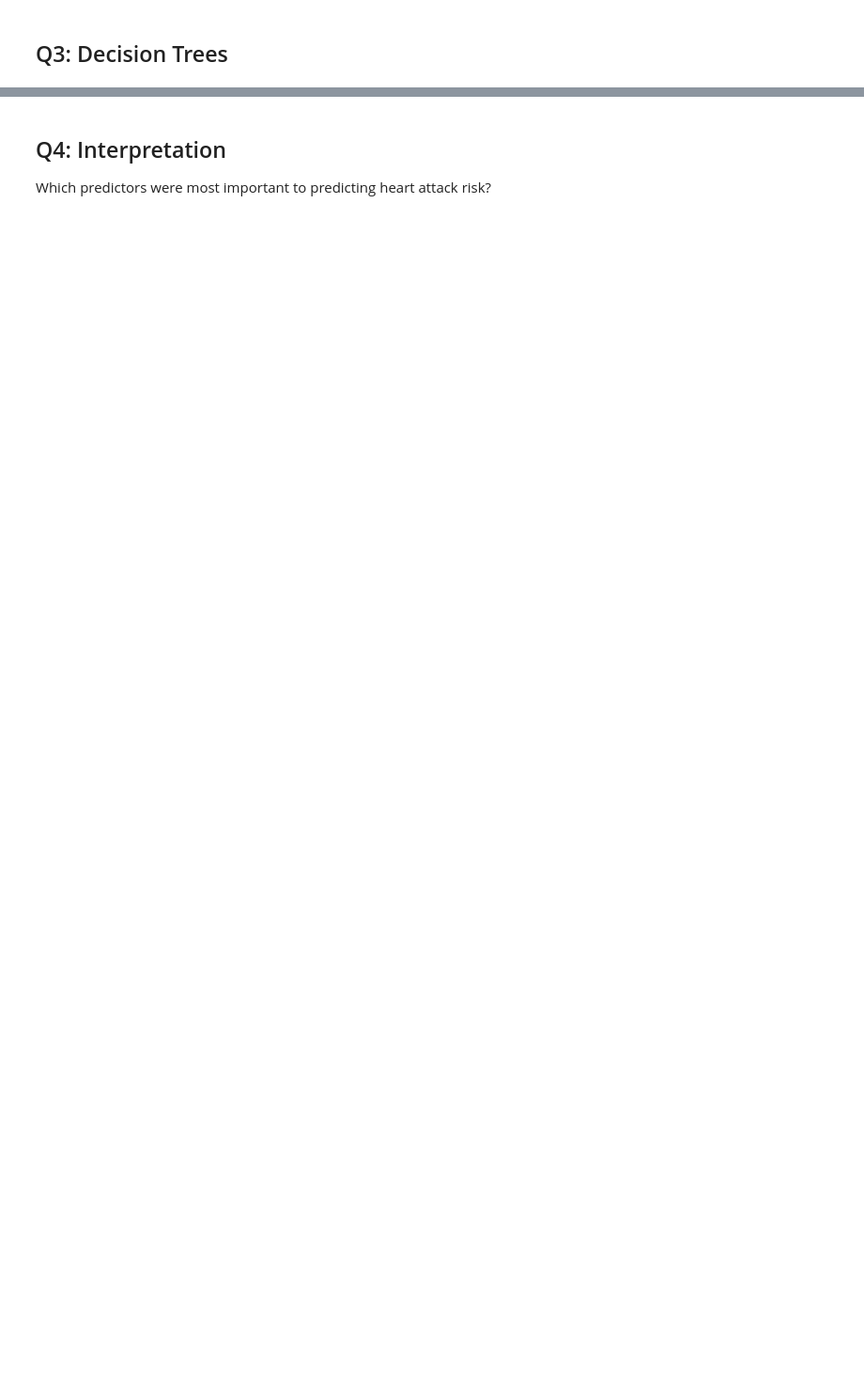
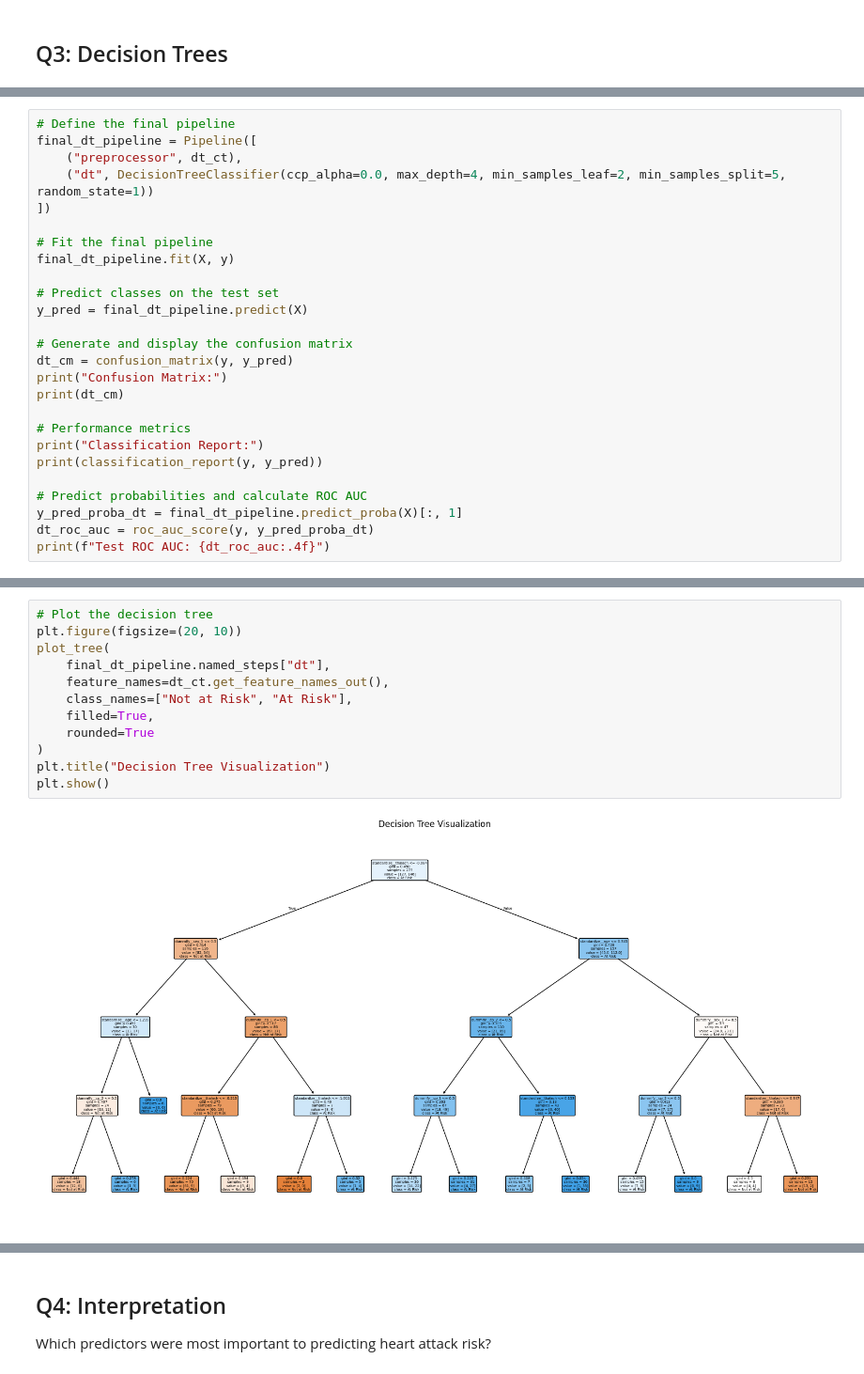
Before and after one commit to samricafrente/GSB-544, a Jupyter notebook: Labs/Lab-7/Lab-7.ipynb, the cells around one changed output, grey strips where cells are left out. Shown: that part at 94% size. Drawn from its saved outputs; the diff is of its cells as text; blank space fills up the shorter version.

```diff
--- a/Labs/Lab-7/Lab-7.ipynb
+++ b/Labs/Lab-7/Lab-7.ipynb
@@ -383,0 +458,26 @@ Interpretation of Coefficients:
+# %%
+# Define the final pipeline
+final_dt_pipeline = Pipeline([
+    ("preprocessor", dt_ct),
+    ("dt", DecisionTreeClassifier(ccp_alpha=0.0, max_depth=4, min_samples_leaf=2, min_samples_split=5, random_state=1))
+])
+
+# Fit the final pipeline
+final_dt_pipeline.fit(X, y)
+
+# Predict classes on the test set
+y_pred = final_dt_pipeline.predict(X)
+
+# Generate and display the confusion matrix
+dt_cm = confusion_matrix(y, y_pred)
+print("Confusion Matrix:")
+print(dt_cm)
+
+# Performance metrics
+print("Classification Report:")
+print(classification_report(y, y_pred))
+
+# Predict probabilities and calculate ROC AUC
+y_pred_proba_dt = final_dt_pipeline.predict_proba(X)[:, 1]
+dt_roc_auc = roc_auc_score(y, y_pred_proba_dt)
+print(f"Test ROC AUC: {dt_roc_auc:.4f}")
@@ -383,0 +506,14 @@ Interpretation of Coefficients:
+# %%
+# Plot the decision tree
+plt.figure(figsize=(20, 10))
+plot_tree(
+    final_dt_pipeline.named_steps["dt"],
+    feature_names=dt_ct.get_feature_names_out(),
+    class_names=["Not at Risk", "At Risk"],
+    filled=True,
+    rounded=True
+)
+plt.title("Decision Tree Visualization")
+plt.show()
+# %% [output]
+[figure, added]
```
Also changed, not shown: parts of 44 cells of this notebook, 1 other file.
